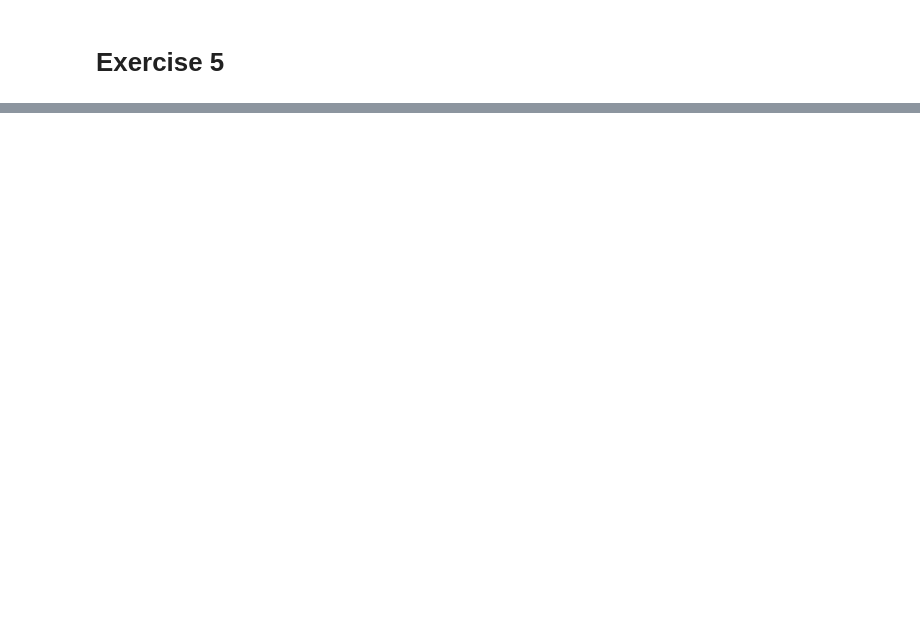
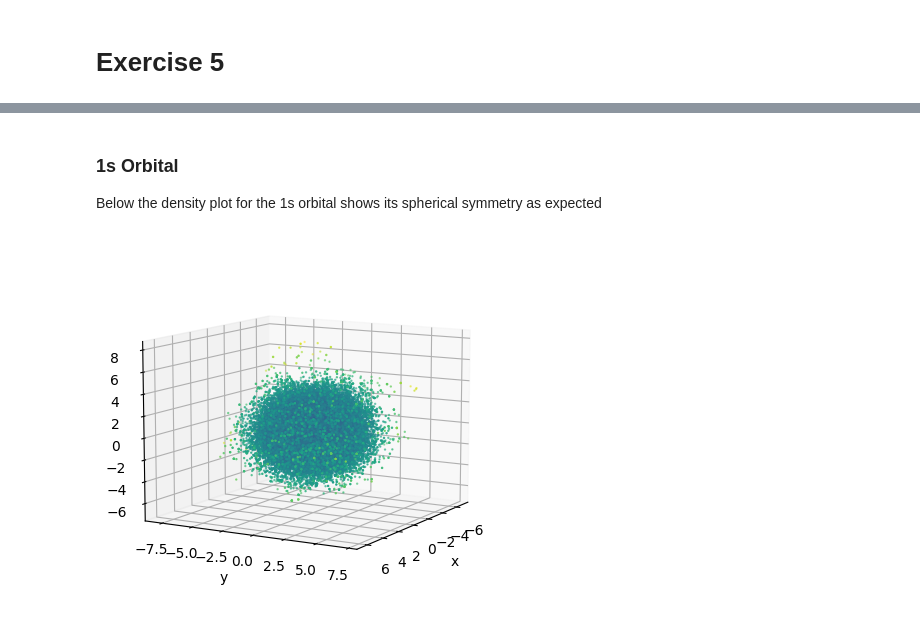
Before and after one commit to Giac97/Simulazione-Numerica, a Jupyter notebook: notebooks/Exercise 5/Exercise 5 - Analysis.ipynb, the cells around one changed output, grey strips where cells are left out. Cells and saved outputs as stored; diff of their text form; code cells hidden in the pictures; blank space fills up the shorter version.

```diff
--- a/notebooks/Exercise 5/Exercise 5 - Analysis.ipynb
+++ b/notebooks/Exercise 5/Exercise 5 - Analysis.ipynb
@@ -40,0 +84,22 @@ plt.xlim((0, 100))
+# %% [markdown]
+### 1s Orbital
+
+Below the density plot for the 1s orbital shows its spherical symmetry as expected
+# %%
+x_1, y_1, z_1 = np.loadtxt("../../src/lab5/psi2_1s.dat", unpack = True)
+r_1 = []
+for i in range (len(x_1)):
+    r = x_1[i] * x_1[i] + y_1[i] * y_1[i] + z_1[i] * z_1[i]
+    r = np.sqrt(r)
+    r_1.append(r)
+fig = plt.figure()
+ax = fig.add_subplot(projection='3d')
+ax.scatter(x_1, y_1, z_1, c=r_1, marker='.', s = 2)
+ax.set_xlabel('x')
+ax.set_ylabel('y')
+ax.set_zlabel('z')
+ax.view_init(10, 30)
+
+plt.show()
+# %% [output]
+[figure, added]
```
Also changed, not shown: parts of 12 cells of this notebook, 1 other file.
